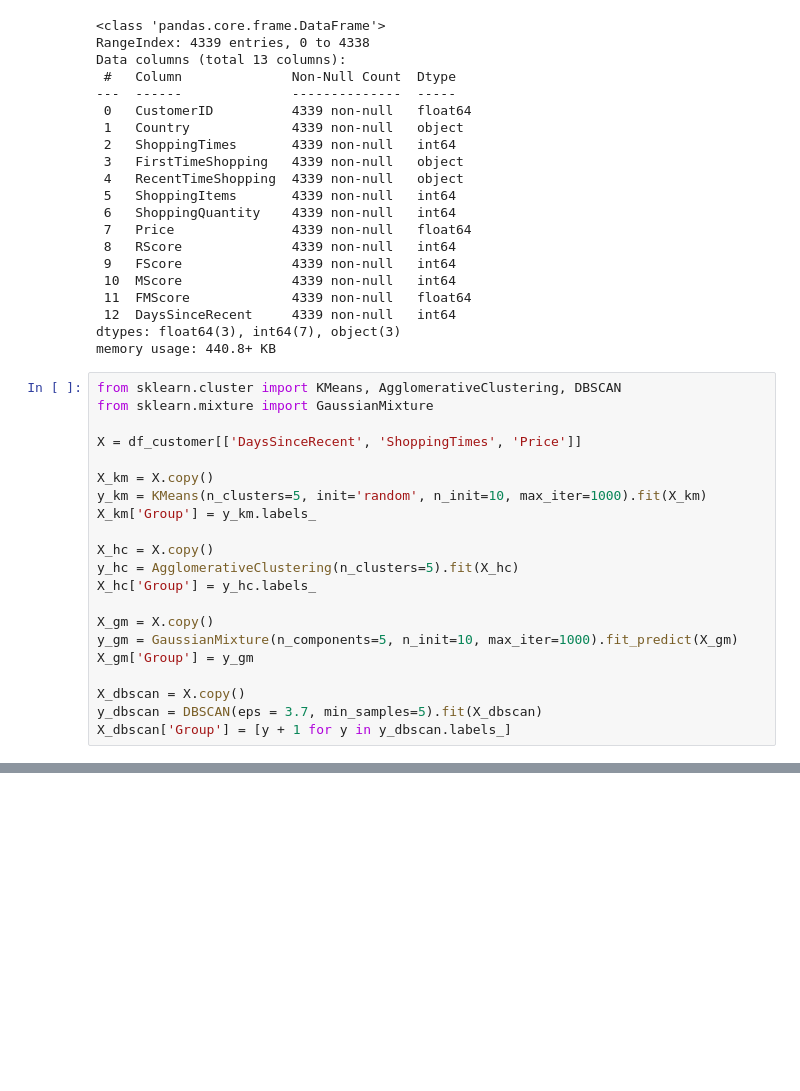
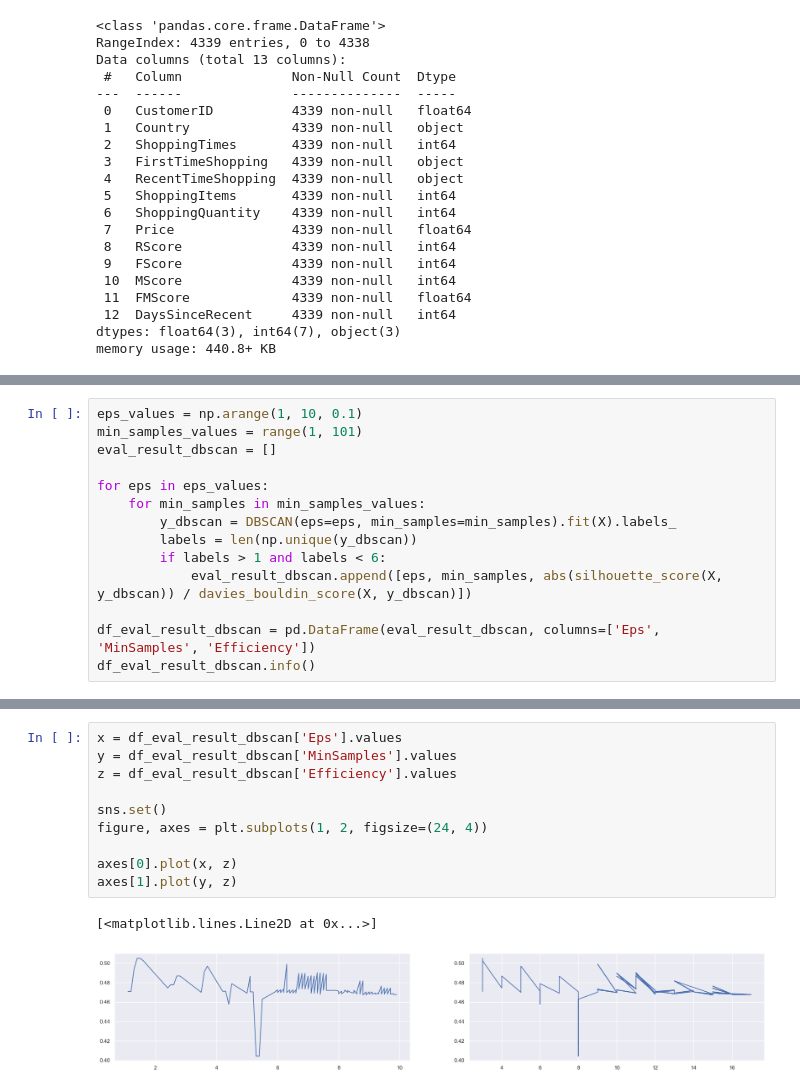
Before and after one commit to Komsan-Kongwongsupak/customers-segmentation, a Jupyter notebook: customers-segmentation.ipynb, the cells around one changed output, grey strips where cells are left out. Cells and saved outputs as stored; diff of their text form; blank space fills up the shorter version.

```diff
--- a/customers-segmentation.ipynb
+++ b/customers-segmentation.ipynb
@@ -400,24 +400,3 @@ Data columns (total 13 columns):
  12  DaysSinceRecent     4339 non-null   int64
 dtypes: float64(3), int64(7), object(3)
 memory usage: 440.8+ KB
-# %%
-from sklearn.cluster import KMeans, AgglomerativeClustering, DBSCAN
-from sklearn.mixture import GaussianMixture
-
-X = df_customer[['DaysSinceRecent', 'ShoppingTimes', 'Price']]
-
-X_km = X.copy()
-y_km = KMeans(n_clusters=5, init='random', n_init=10, max_iter=1000).fit(X_km)
-X_km['Group'] = y_km.labels_
-
-X_hc = X.copy()
-y_hc = AgglomerativeClustering(n_clusters=5).fit(X_hc)
-X_hc['Group'] = y_hc.labels_
-
-X_gm = X.copy()
-y_gm = GaussianMixture(n_components=5, n_init=10, max_iter=1000).fit_predict(X_gm)
-X_gm['Group'] = y_gm
-
-X_dbscan = X.copy()
-y_dbscan = DBSCAN(eps = 3.7, min_samples=5).fit(X_dbscan)
-X_dbscan['Group'] = [y + 1 for y in y_dbscan.labels_]
@@ -423,0 +444,14 @@ X_dbscan['Group'] = [y + 1 for y in y_dbscan.labels_]
+# %%
+eps_values = np.arange(1, 10, 0.1)
+min_samples_values = range(1, 101)
+eval_result_dbscan = []
+
+for eps in eps_values:
+    for min_samples in min_samples_values:
+        y_dbscan = DBSCAN(eps=eps, min_samples=min_samples).fit(X).labels_
+        labels = len(np.unique(y_dbscan))
+        if labels > 1 and labels < 6:
+            eval_result_dbscan.append([eps, min_samples, abs(silhouette_score(X, y_dbscan)) / davies_bouldin_score(X, y_dbscan)])
+
+df_eval_result_dbscan = pd.DataFrame(eval_result_dbscan, columns=['Eps', 'MinSamples', 'Efficiency'])
+df_eval_result_dbscan.info()
@@ -423,0 +469,13 @@ X_dbscan['Group'] = [y + 1 for y in y_dbscan.labels_]
+# %%
+x = df_eval_result_dbscan['Eps'].values
+y = df_eval_result_dbscan['MinSamples'].values
+z = df_eval_result_dbscan['Efficiency'].values
+
+sns.set()
+figure, axes = plt.subplots(1, 2, figsize=(24, 4))
+
+axes[0].plot(x, z)
+axes[1].plot(y, z)
+# %% [output]
+[<matplotlib.lines.Line2D at 0x...>]
+[figure, added]
```
Also changed, not shown: parts of 7 cells of this notebook.
